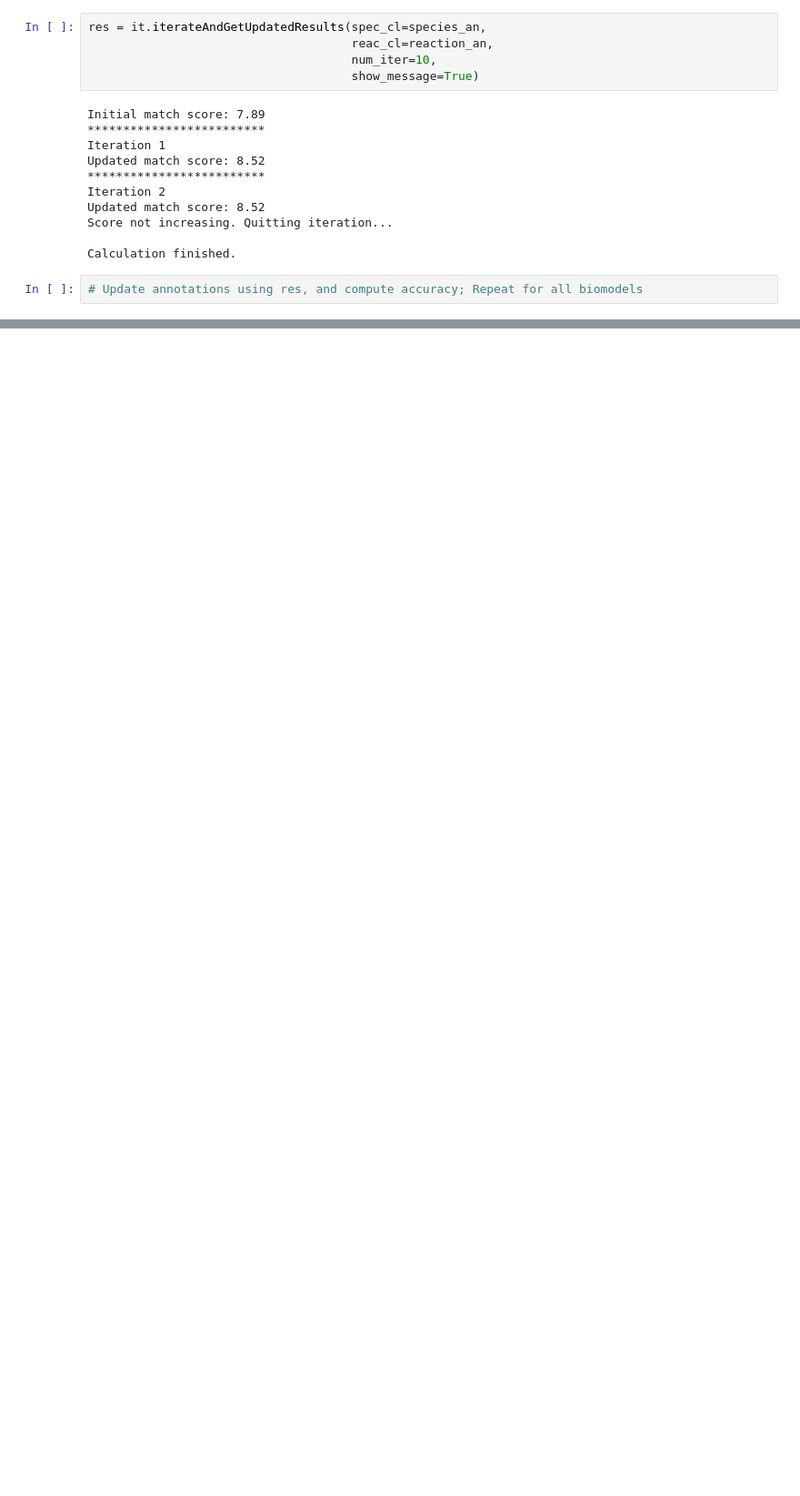
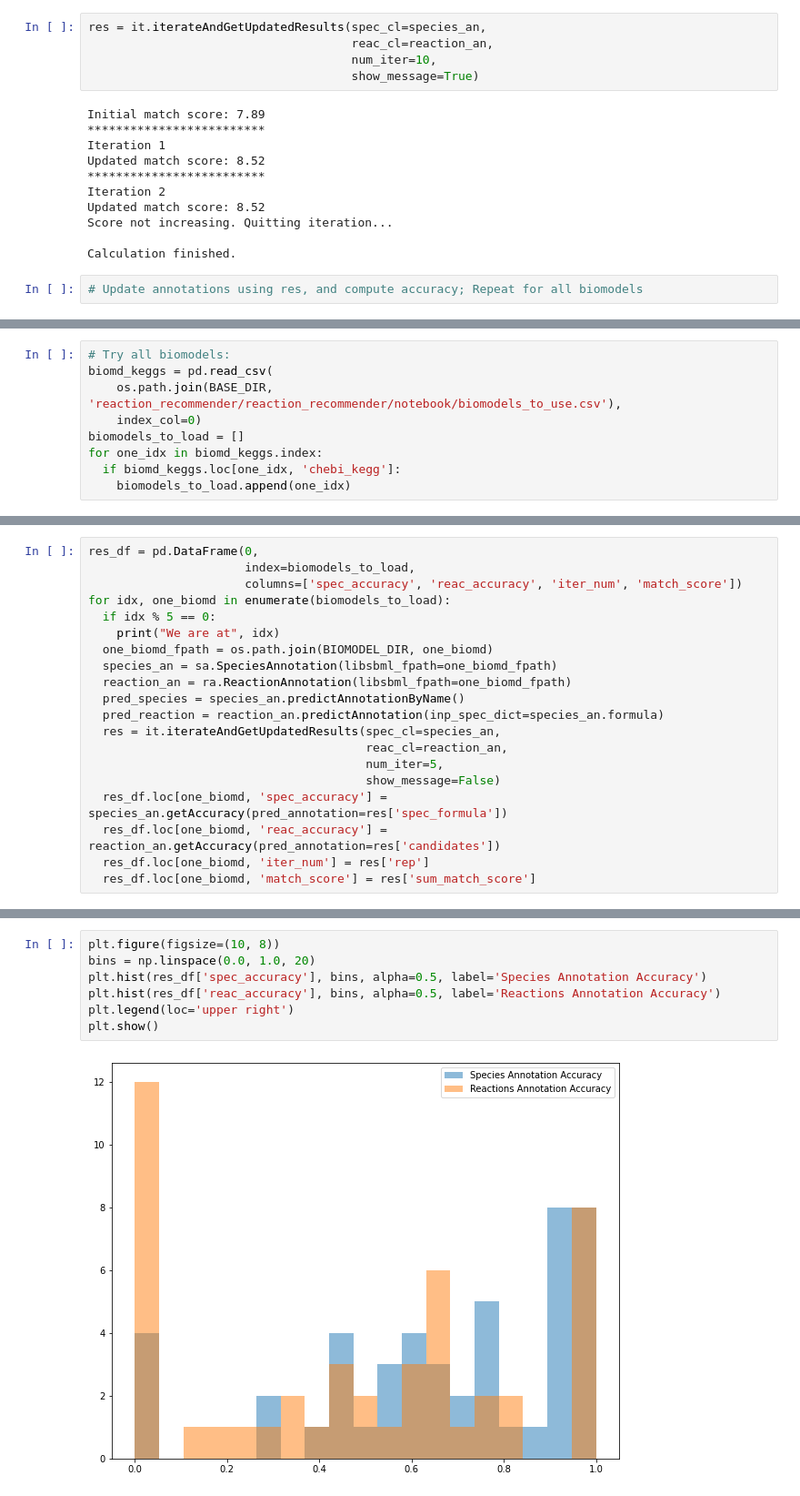
Before and after one commit to woosubs/annotation_recommender, a Jupyter notebook: notebook/test_annotation_class.ipynb, the cells around one changed output, grey strips where cells are left out. Shown: that part at 91% size. Drawn from its saved outputs; the diff is of its cells as text; blank space fills up the shorter version.

Commit message:
added manual species prediction

```diff
--- a/notebook/test_annotation_class.ipynb
+++ b/notebook/test_annotation_class.ipynb
@@ -113,0 +115,9 @@ Calculation finished.
+# %%
+# Try all biomodels:
+biomd_keggs = pd.read_csv(
+    os.path.join(BASE_DIR, 'reaction_recommender/reaction_recommender/notebook/biomodels_to_use.csv'),
+    index_col=0)
+biomodels_to_load = []
+for one_idx in biomd_keggs.index:
+  if biomd_keggs.loc[one_idx, 'chebi_kegg']:
+    biomodels_to_load.append(one_idx)
@@ -137,0 +130,20 @@ res['candidates']
+# %%
+res_df = pd.DataFrame(0,
+                      index=biomodels_to_load,
+                      columns=['spec_accuracy', 'reac_accuracy', 'iter_num', 'match_score'])
+for idx, one_biomd in enumerate(biomodels_to_load):
+  if idx % 5 == 0:
+    print("We are at", idx)
+  one_biomd_fpath = os.path.join(BIOMODEL_DIR, one_biomd)
+  species_an = sa.SpeciesAnnotation(libsbml_fpath=one_biomd_fpath)
+  reaction_an = ra.ReactionAnnotation(libsbml_fpath=one_biomd_fpath)
+  pred_species = species_an.predictAnnotationByName()
+  pred_reaction = reaction_an.predictAnnotation(inp_spec_dict=species_an.formula)
+  res = it.iterateAndGetUpdatedResults(spec_cl=species_an,
+                                       reac_cl=reaction_an,
+                                       num_iter=5,
+                                       show_message=False)
+  res_df.loc[one_biomd, 'spec_accuracy'] = species_an.getAccuracy(pred_annotation=res['spec_formula'])
+  res_df.loc[one_biomd, 'reac_accuracy'] = reaction_an.getAccuracy(pred_annotation=res['candidates'])
+  res_df.loc[one_biomd, 'iter_num'] = res['rep']
+  res_df.loc[one_biomd, 'match_score'] = res['sum_match_score']
@@ -137,0 +183,9 @@ res['candidates']
+# %%
+plt.figure(figsize=(10, 8))
+bins = np.linspace(0.0, 1.0, 20)
+plt.hist(res_df['spec_accuracy'], bins, alpha=0.5, label='Species Annotation Accuracy')
+plt.hist(res_df['reac_accuracy'], bins, alpha=0.5, label='Reactions Annotation Accuracy')
+plt.legend(loc='upper right')
+plt.show()
+# %% [output]
+[figure, added]
```
Also changed, not shown: parts of 19 cells of this notebook, 6 other files.
